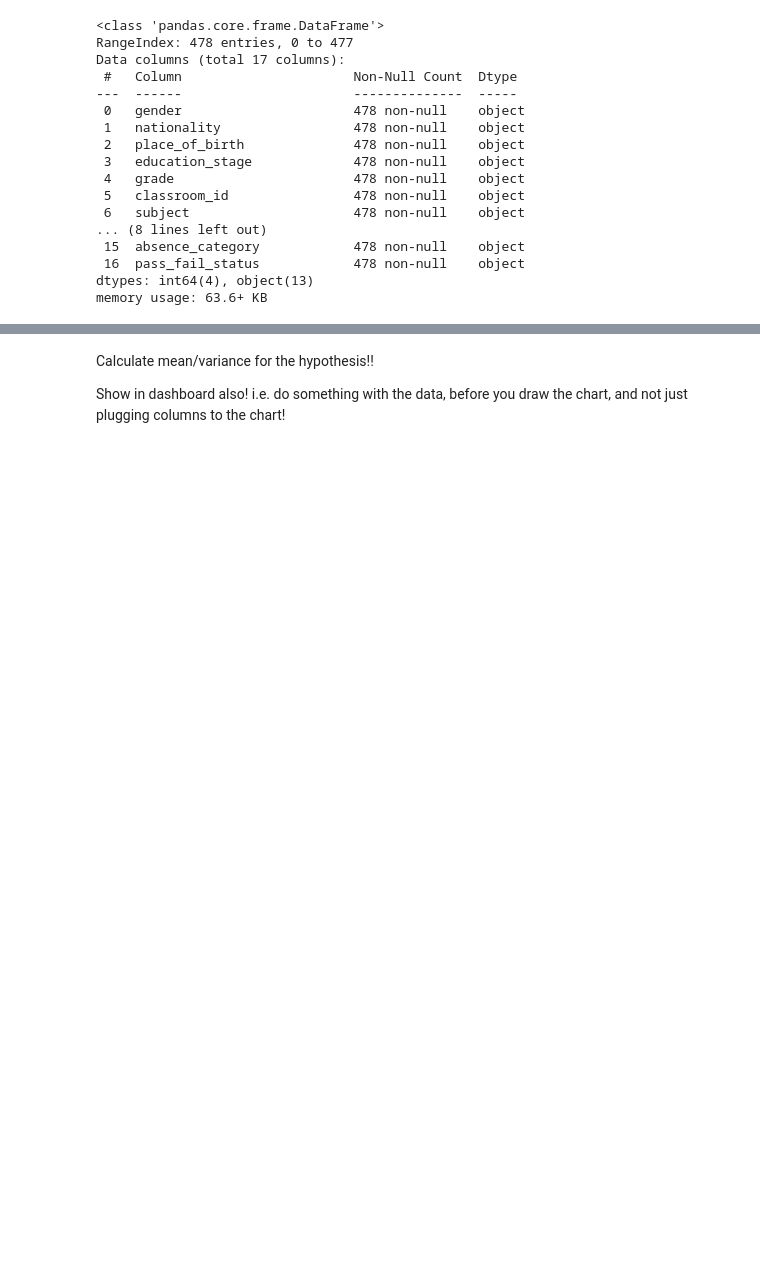
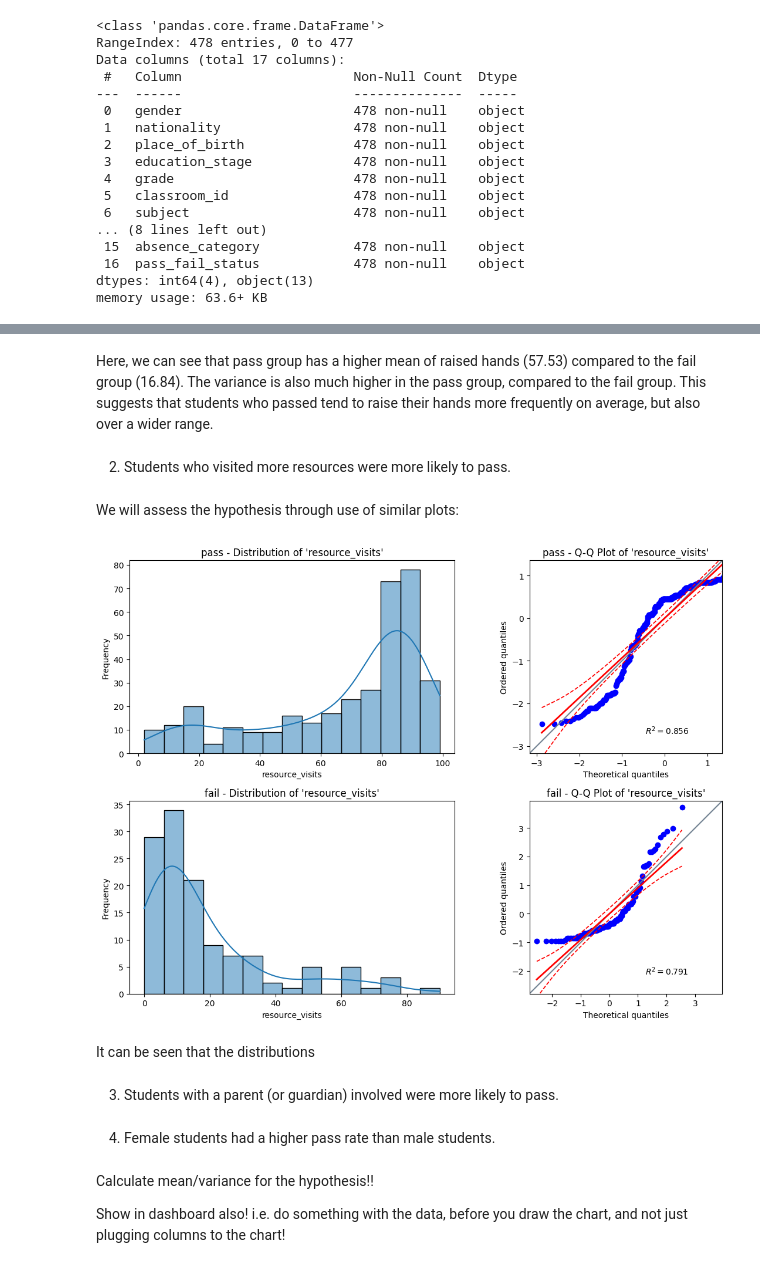
Before and after one commit to 8osco/academic_performance_analysis, a Jupyter notebook: jupyter_notebooks/3_hypothesis_testing.ipynb, the cells around one changed output, grey strips where cells are left out. Drawn from its saved outputs; the diff is of its cells as text; code cells hidden in the pictures; blank space fills up the shorter version.

Commit message:
Update hypothesis testing section

```diff
--- a/jupyter_notebooks/3_hypothesis_testing.ipynb
+++ b/jupyter_notebooks/3_hypothesis_testing.ipynb
@@ -68,0 +135,9 @@ memory usage: 63.6+ KB
+# %%
+for c in ['pass', 'fail']: # iterate over 'pass' and 'fail' categories
+    group_data = df[df['pass_fail_status'] == c]['raised_hands'] # filter data for current category
+    mean_val = group_data.mean() # calculate mean
+    var_val = group_data.var() # calculate variance
+
+    print(f"{c.upper()} group:")
+    print(f"  Mean      = {mean_val:.2f}")
+    print(f"  Variance  = {var_val:.2f}\n")
@@ -69,3 +152,39 @@ memory usage: 63.6+ KB
+# %% [markdown]
+Here, we can see that pass group has a higher mean of raised hands (57.53) compared to the fail group (16.84).
+The variance is also much higher in the pass group, compared to the fail group.  This suggests that students who passed tend to raise their hands more frequently on average, but also over a wider range.
+# %% [markdown]
+2. Students who visited more resources were more likely to pass.
+# %% [markdown]
+We will assess the hypothesis through use of similar plots:
+# %%
+# Setup for plots
+plt.figure(figsize=(12, 12))  # set figure size
+
+for i, c in enumerate(['pass', 'fail']):   # iterate over 'pass' and 'fail' categories
+    data = df[df['pass_fail_status'] == c]['resource_visits'] # filter data for current category
+
+    # Histogram
+    plt.subplot(3, 2, 2*i+1) # create subplot for histogram
+    sns.histplot(data, kde=True, bins=15)  # include KDE for better visualization and set number of bins
+    plt.title(f"{c} - Distribution of 'resource_visits'") # set title
+    plt.xlabel("resource_visits") # set x-axis label
+    plt.ylabel("Frequency") # set y-axis label
+
+    # Q-Q Plot
+    plt.subplot(3, 2, 2*i+2) # create subplot for Q-Q plot
+    pg.qqplot(data, dist='norm')  # compare to normal distribution
+    plt.title(f"{c} - Q-Q Plot of 'resource_visits'") # set title
+
+plt.tight_layout() # adjust layout to prevent overlap
+plt.show()
+# %% [output]
+[figure, added]
+# %% [markdown]
+It can be seen that the distributions
+# %% [markdown]
+3. Students with a parent (or guardian) involved were more likely to pass.
+# %% [markdown]
+4. Female students had a higher pass rate than male students.
 # %% [markdown]
 Calculate mean/variance for the hypothesis!!
 
```
Also changed, not shown: parts of 11 cells of this notebook, 1 other file.
